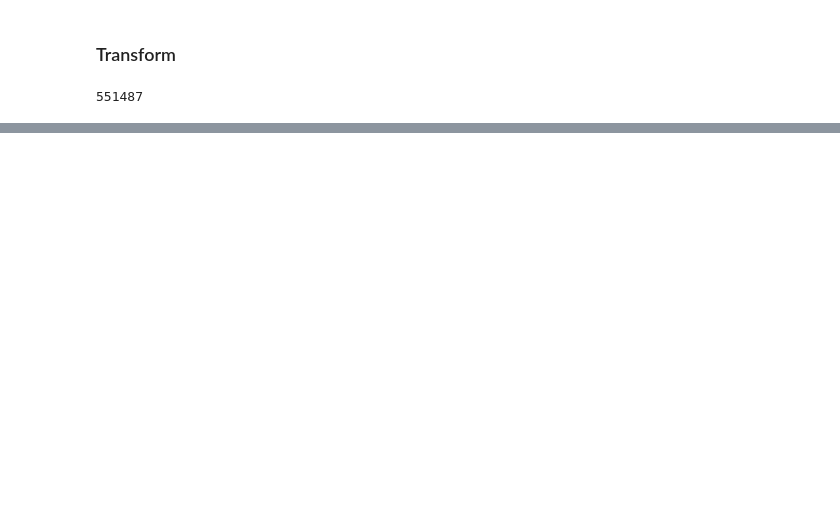
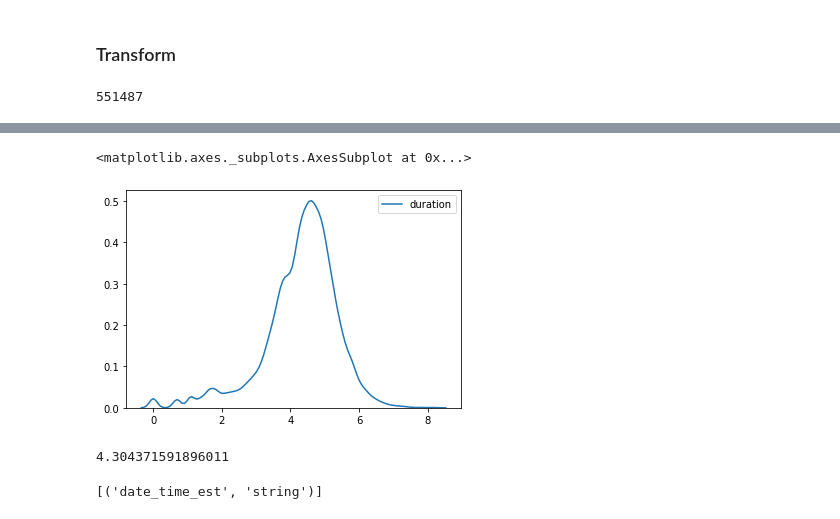
Before and after one commit to cpassorelli/call-reports, a Jupyter notebook: ipython/report-statement-code.ipynb, the cells around one changed output, grey strips where cells are left out. Saved outputs shown, nothing was run; the diff lists cells and outputs as text; code cells hidden in the pictures; blank space fills up the shorter version.

```diff
--- a/ipython/report-statement-code.ipynb
+++ b/ipython/report-statement-code.ipynb
@@ -116,0 +870,12 @@ inbound.count()
+# %%
+import seaborn
+from numpy import log
+
+seaborn.kdeplot(log(durations.loc[durations['duration'] > 0, 'duration']))
+# %% [output]
+<matplotlib.axes._subplots.AxesSubplot at 0x...>
+[figure, added]
+# %%
+log(durations.loc[durations['duration'] > 0, 'duration']).mean()
+# %% [output]
+4.304371591896011
@@ -116,0 +890,6 @@ inbound.count()
+# %%
+# outbound.where('date_time_est IS NOT NULL').select(col('date_time_est').cast('long')).show()
+
+outbound.select('date_time_est').dtypes
+# %% [output]
+[('date_time_est', 'string')]
```
Also changed, not shown: parts of 47 cells of this notebook.
